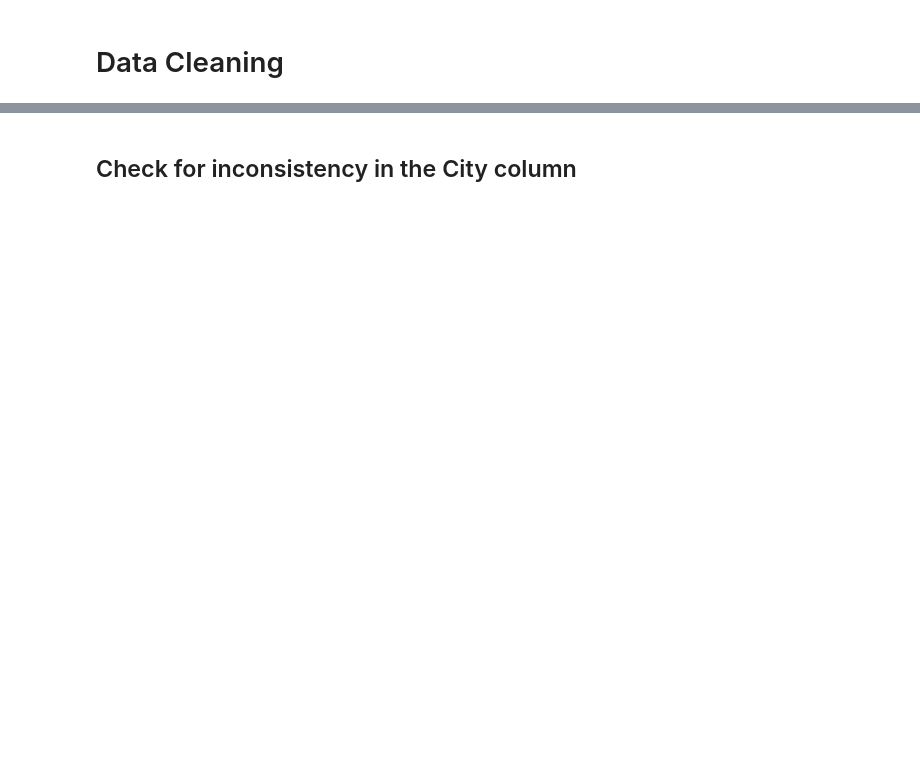
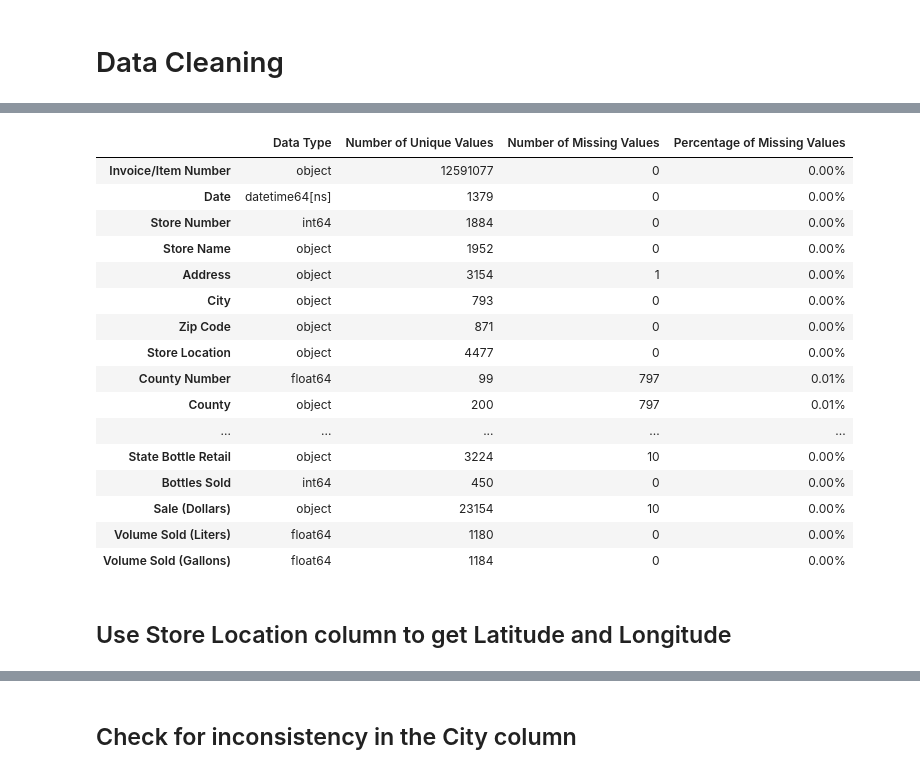
Before and after one commit to huangchao2528/Projects, a Jupyter notebook: Iowa Liquor Sales/Iowa_Liquor_Sales.ipynb, the cells around one changed output, grey strips where cells are left out. Saved outputs shown, nothing was run; the diff lists cells and outputs as text; code cells hidden in the pictures; blank space fills up the shorter version.

```diff
--- a/Iowa Liquor Sales/Iowa_Liquor_Sales.ipynb
+++ b/Iowa Liquor Sales/Iowa_Liquor_Sales.ipynb
@@ -91,0 +159,34 @@ The dataset contains records from 2012-01-03 00:00:00 to 2017-10-31 00:00:00.
+# %%
+# Check the result of dealing with missing values
+
+num_of_missing_values = df.isnull().sum()         # Count missing values in each feature
+percentage_missing = ((num_of_missing_values / df.shape[0]) * 100).apply("{:.2f}%".format)        # Calculate the percentage of missing values
+
+data = {
+    'Data Type' : df.dtypes,          # Print data type of each feature
+    'Number of Unique Values': df.nunique(),         # Count unique values in each feature
+    'Number of Missing Values': num_of_missing_values,
+    'Percentage of Missing Values': percentage_missing
+}
+
+pd.DataFrame(data)
+# %% [output]
+|  | Data Type | Number of Unique Values | Number of Missing Values | Percentage of Missing Values |
+| Invoice/Item Number | object | 12591077 | 0 | 0.00% |
+| Date | datetime64[ns] | 1379 | 0 | 0.00% |
+| Store Number | int64 | 1884 | 0 | 0.00% |
+| Store Name | object | 1952 | 0 | 0.00% |
+| Address | object | 3154 | 1 | 0.00% |
+| City | object | 793 | 0 | 0.00% |
+| Zip Code | object | 871 | 0 | 0.00% |
+| Store Location | object | 4477 | 0 | 0.00% |
+| County Number | float64 | 99 | 797 | 0.01% |
+| County | object | 200 | 797 | 0.01% |
+| ... | ... | ... | ... | ... |
+| State Bottle Retail | object | 3224 | 10 | 0.00% |
+| Bottles Sold | int64 | 450 | 0 | 0.00% |
+| Sale (Dollars) | object | 23154 | 10 | 0.00% |
+| Volume Sold (Liters) | float64 | 1180 | 0 | 0.00% |
+| Volume Sold (Gallons) | float64 | 1184 | 0 | 0.00% |
+# %% [markdown]
+## Use Store Location column to get Latitude and Longitude
```
Also changed, not shown: parts of 35 cells of this notebook.
